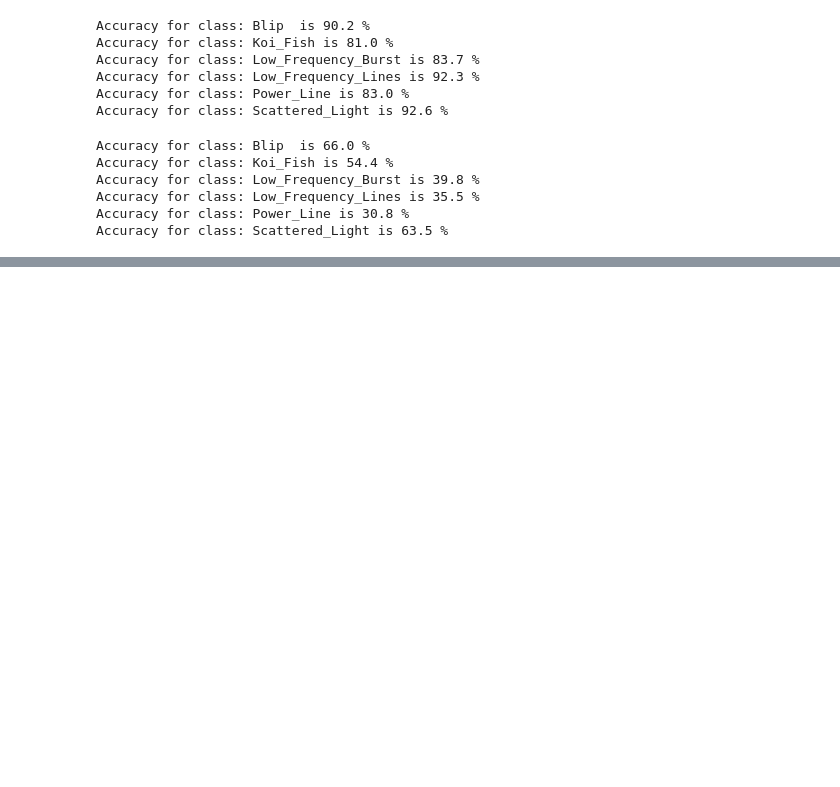
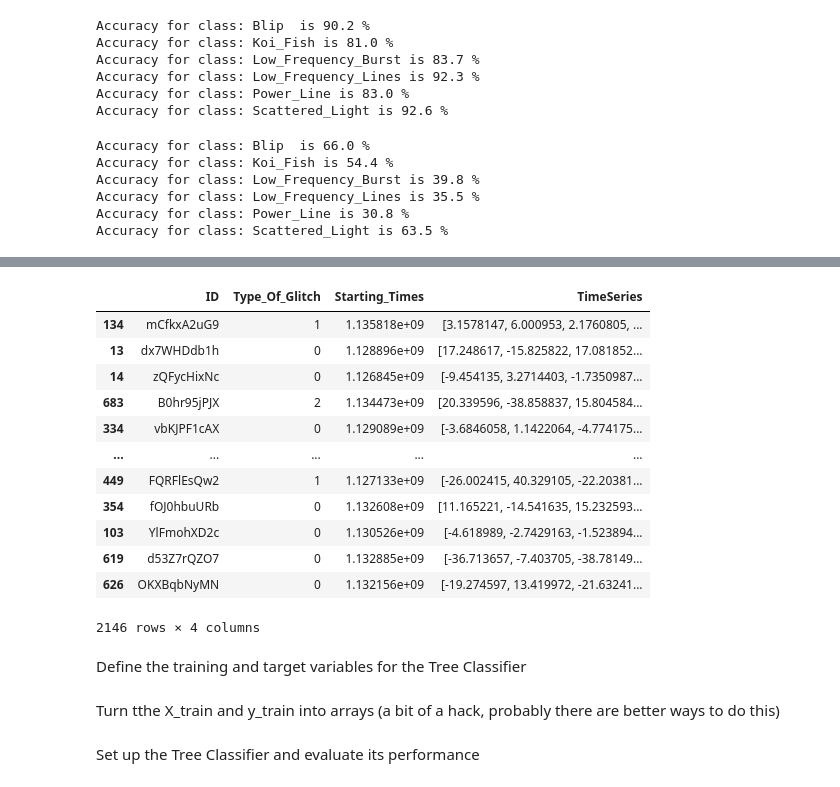
Before and after one commit to FrancescoSarandrea/Audio_GW, a Jupyter notebook: GS_torchNNr.ipynb, the cells around one changed output, grey strips where cells are left out. Cells and saved outputs as stored; diff of their text form; code cells hidden in the pictures; blank space fills up the shorter version.

Commit message:
adding a Tree Classifier and a simple Gradient Boosting

```diff
--- a/GS_torchNNr.ipynb
+++ b/GS_torchNNr.ipynb
@@ -666,0 +823,18 @@ Accuracy for class: Scattered_Light is 63.5 %
+# %%
+train_set
+# %% [output]
+|  | ID | Type_Of_Glitch | Starting_Times | TimeSeries |
+| 134 | mCfkxA2uG9 | 1 | 1.135818e+09 | [3.1578147, 6.000953, 2.1760805, ... |
+| 13 | dx7WHDdb1h | 0 | 1.128896e+09 | [17.248617, -15.825822, 17.081852... |
+| 14 | zQFycHixNc | 0 | 1.126845e+09 | [-9.454135, 3.2714403, -1.7350987... |
+| 683 | B0hr95jPJX | 2 | 1.134473e+09 | [20.339596, -38.858837, 15.804584... |
+| 334 | vbKJPF1cAX | 0 | 1.129089e+09 | [-3.6846058, 1.1422064, -4.774175... |
+| ... | ... | ... | ... | ... |
+| 449 | FQRFlEsQw2 | 1 | 1.127133e+09 | [-26.002415, 40.329105, -22.20381... |
+| 354 | fOJ0hbuURb | 0 | 1.132608e+09 | [11.165221, -14.541635, 15.232593... |
+| 103 | YlFmohXD2c | 0 | 1.130526e+09 | [-4.618989, -2.7429163, -1.523894... |
+| 619 | d53Z7rQZO7 | 0 | 1.132885e+09 | [-36.713657, -7.403705, -38.78149... |
+| 626 | OKXBqbNyMN | 0 | 1.132156e+09 | [-19.274597, 13.419972, -21.63241... |
+2146 rows × 4 columns
+# %% [markdown]
+Define the training and target variables for the Tree Classifier
@@ -666,0 +850,2 @@ Accuracy for class: Scattered_Light is 63.5 %
+# %% [markdown]
+Turn tthe X_train and y_train into arrays (a bit of a hack, probably there are better ways to do this)
@@ -666,0 +860,2 @@ Accuracy for class: Scattered_Light is 63.5 %
+# %% [markdown]
+Set up the Tree Classifier and evaluate its performance
```
Also changed, not shown: parts of 43 cells of this notebook.
